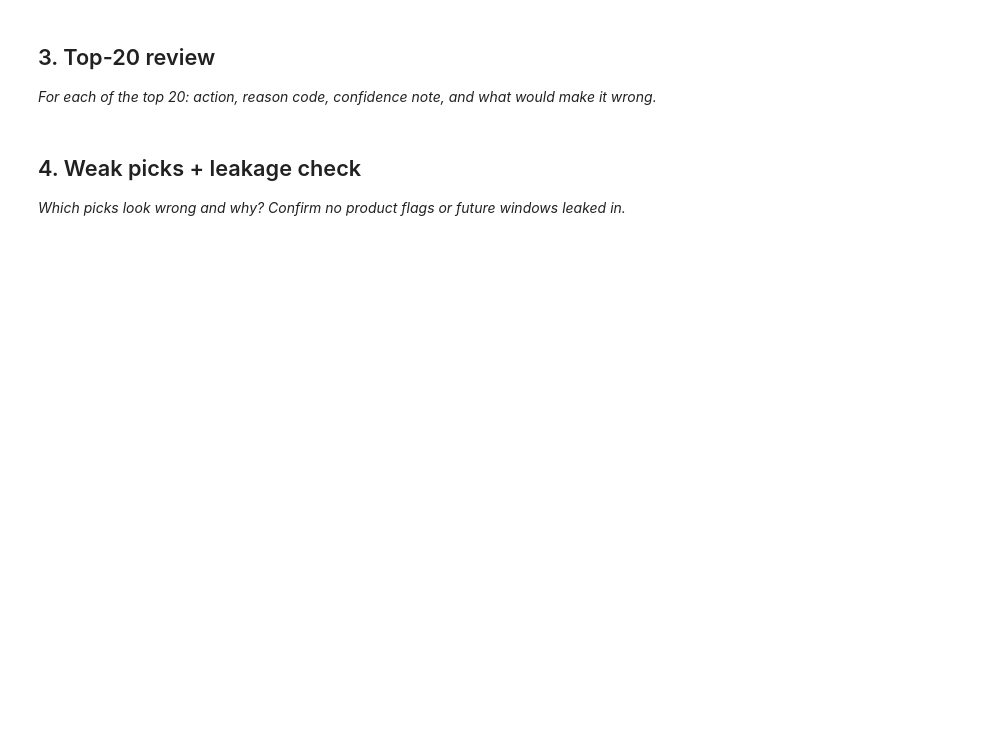
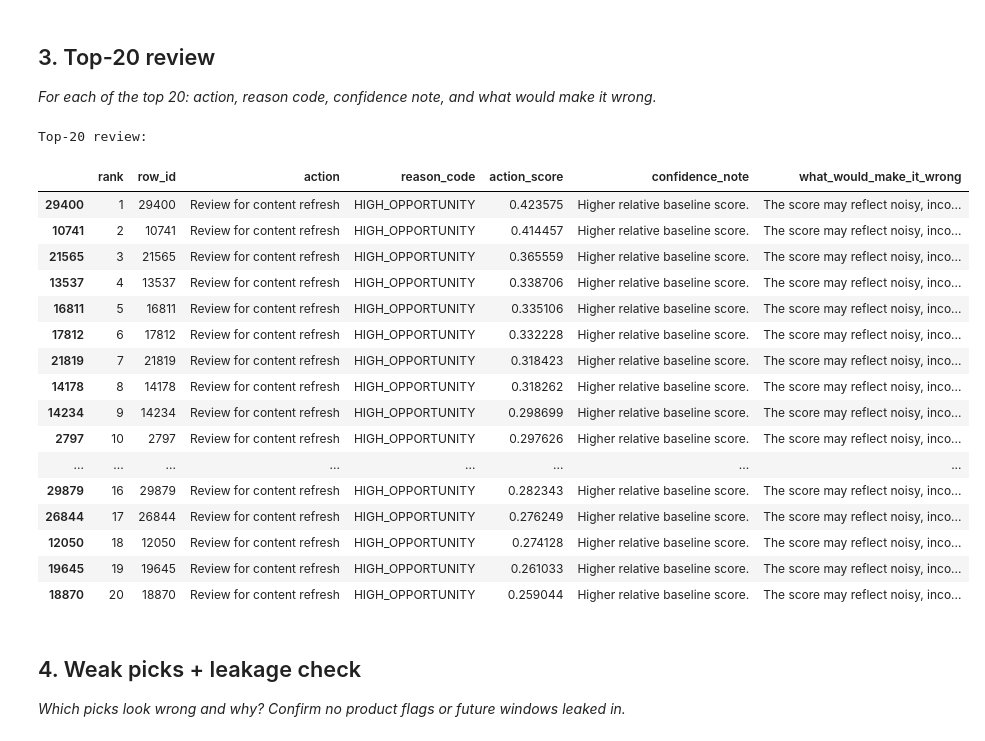
Before and after one commit to MalikZeeshan1122/FlyRank-ML-Internship-Starter, a Jupyter notebook: work/notebooks/w04_baseline_score.ipynb, the cells around one changed output. Drawn from its saved outputs; the diff is of its cells as text; code cells hidden in the pictures; blank space fills up the shorter version.

```diff
--- a/work/notebooks/w04_baseline_score.ipynb
+++ b/work/notebooks/w04_baseline_score.ipynb
@@ -30,3 +196,54 @@ This skeleton is yours to fill. Work the sections **in order** — each one has
+# %%
+# This cell is for CODE (numbers, a query, a check).
+# Write your text answer in the cell ABOVE this one — typing sentences here breaks Run All.
+# 3. Top-20 review
+
+top20 = baseline.head(20).copy()
+
+top20["action"] = "Review for content refresh"
+
+top20["confidence_note"] = top20["reason_code"].map({
+    "HIGH_OPPORTUNITY": "Higher relative baseline score.",
+    "MEDIUM_OPPORTUNITY": "Moderate relative baseline score.",
+    "LOW_OPPORTUNITY": "Lower relative baseline score.",
+    "DATA_LIMIT": "Insufficient information for a confident recommendation."
+}).fillna("Limited signal.")
+
+top20["what_would_make_it_wrong"] = (
+    "The score may reflect noisy, incomplete, or non-actionable information."
+)
+
+review_columns = [
+    "rank",
+    "row_id",
+    "action",
+    "reason_code",
+    "action_score",
+    "confidence_note",
+    "what_would_make_it_wrong"
+]
+
+print("Top-20 review:")
+display(top20[review_columns])
+# %% [output]
+Top-20 review:
+|  | rank | row_id | action | reason_code | action_score | confidence_note | what_would_make_it_wrong |
+| 29400 | 1 | 29400 | Review for content refresh | HIGH_OPPORTUNITY | 0.423575 | Higher relative baseline score. | The score may reflect noisy, inco... |
+| 10741 | 2 | 10741 | Review for content refresh | HIGH_OPPORTUNITY | 0.414457 | Higher relative baseline score. | The score may reflect noisy, inco... |
+| 21565 | 3 | 21565 | Review for content refresh | HIGH_OPPORTUNITY | 0.365559 | Higher relative baseline score. | The score may reflect noisy, inco... |
+| 13537 | 4 | 13537 | Review for content refresh | HIGH_OPPORTUNITY | 0.338706 | Higher relative baseline score. | The score may reflect noisy, inco... |
+| 16811 | 5 | 16811 | Review for content refresh | HIGH_OPPORTUNITY | 0.335106 | Higher relative baseline score. | The score may reflect noisy, inco... |
+| 17812 | 6 | 17812 | Review for content refresh | HIGH_OPPORTUNITY | 0.332228 | Higher relative baseline score. | The score may reflect noisy, inco... |
+| 21819 | 7 | 21819 | Review for content refresh | HIGH_OPPORTUNITY | 0.318423 | Higher relative baseline score. | The score may reflect noisy, inco... |
+| 14178 | 8 | 14178 | Review for content refresh | HIGH_OPPORTUNITY | 0.318262 | Higher relative baseline score. | The score may reflect noisy, inco... |
+| 14234 | 9 | 14234 | Review for content refresh | HIGH_OPPORTUNITY | 0.298699 | Higher relative baseline score. | The score may reflect noisy, inco... |
+| 2797 | 10 | 2797 | Review for content refresh | HIGH_OPPORTUNITY | 0.297626 | Higher relative baseline score. | The score may reflect noisy, inco... |
+| ... | ... | ... | ... | ... | ... | ... | ... |
+| 29879 | 16 | 29879 | Review for content refresh | HIGH_OPPORTUNITY | 0.282343 | Higher relative baseline score. | The score may reflect noisy, inco... |
+| 26844 | 17 | 26844 | Review for content refresh | HIGH_OPPORTUNITY | 0.276249 | Higher relative baseline score. | The score may reflect noisy, inco... |
+| 12050 | 18 | 12050 | Review for content refresh | HIGH_OPPORTUNITY | 0.274128 | Higher relative baseline score. | The score may reflect noisy, inco... |
+| 19645 | 19 | 19645 | Review for content refresh | HIGH_OPPORTUNITY | 0.261033 | Higher relative baseline score. | The score may reflect noisy, inco... |
+| 18870 | 20 | 18870 | Review for content refresh | HIGH_OPPORTUNITY | 0.259044 | Higher relative baseline score. | The score may reflect noisy, inco... |
 # %% [markdown]
 ## 4. Weak picks + leakage check
 
```
Also changed, not shown: parts of 9 cells of this notebook.
